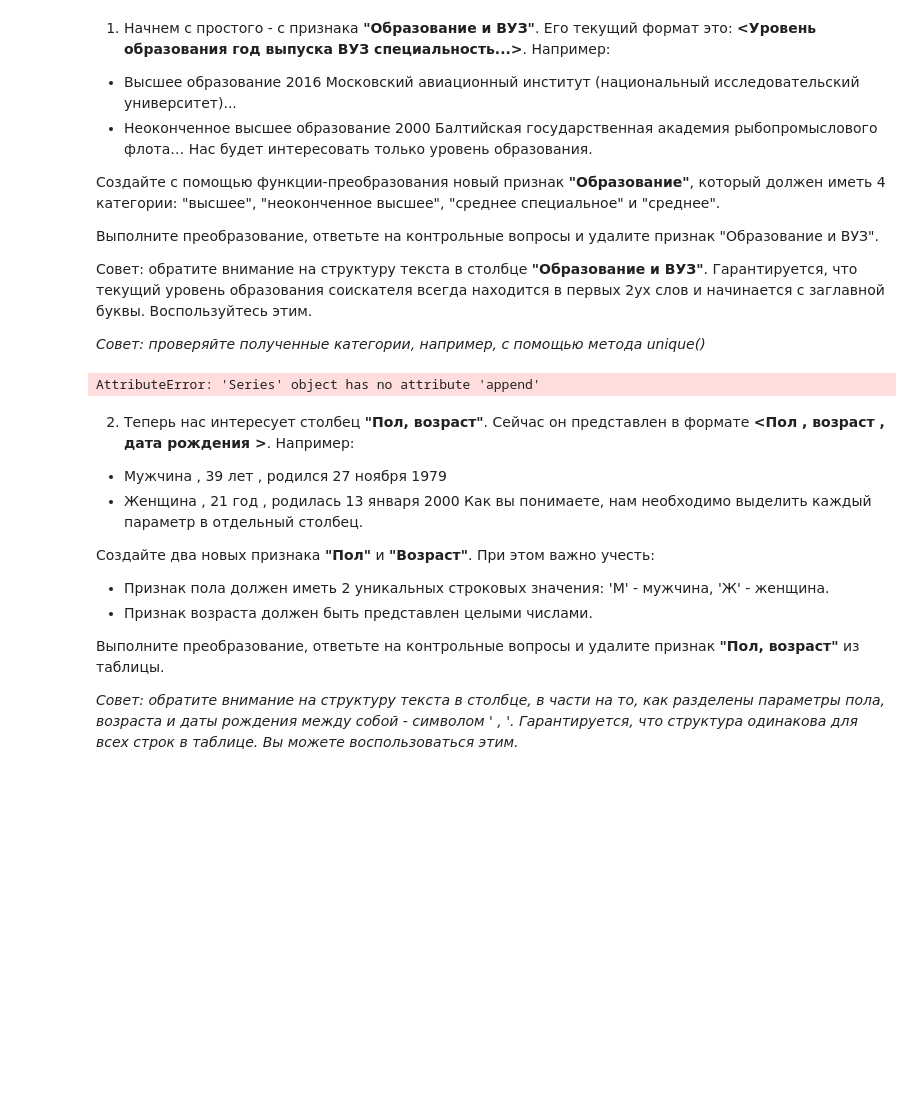
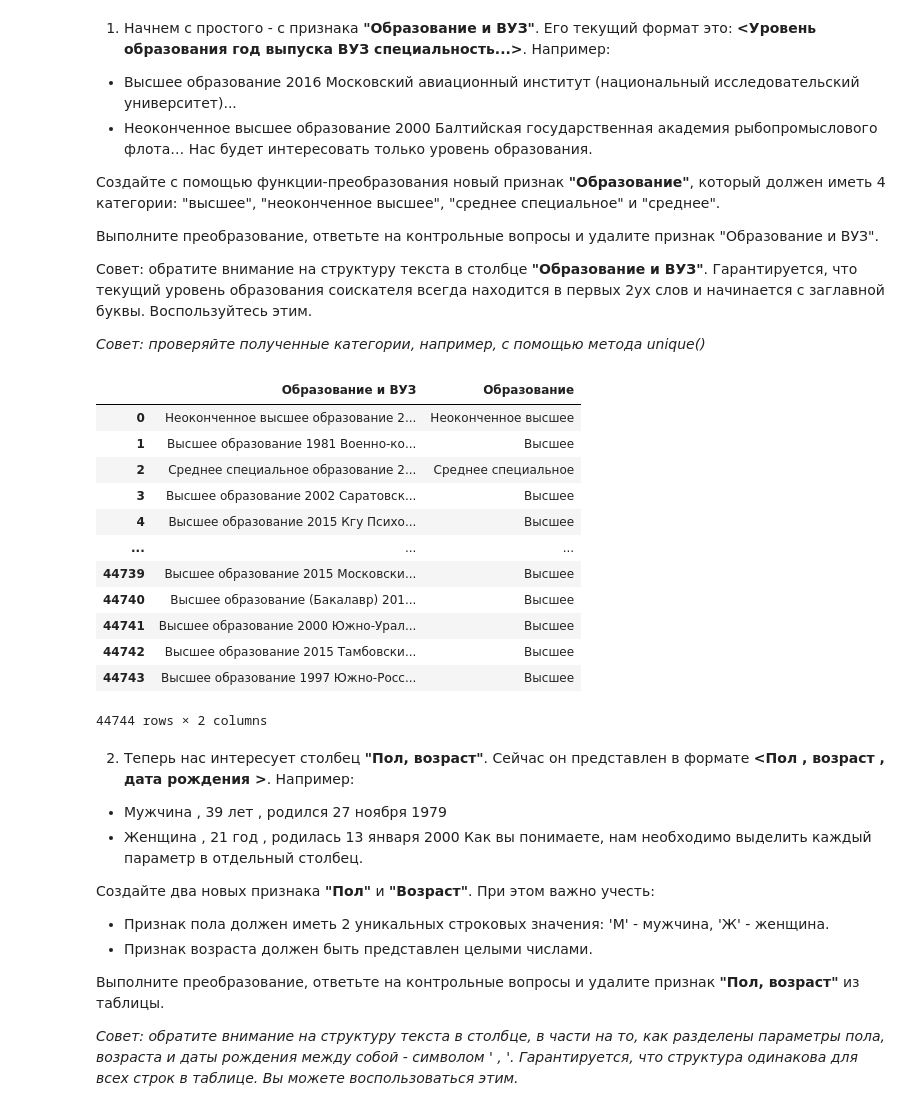
Before and after one commit to Dharmaviira/First_project_of_SF, a Jupyter notebook: Learning-DS-SF/PROJECT-1/Project-1._Ноутбук-шаблон.ipynb, the cells around one changed output. Saved outputs shown, nothing was run; the diff lists cells and outputs as text; code cells hidden in the pictures; blank space fills up the shorter version.

Commit message:
add column education

```diff
--- a/Learning-DS-SF/PROJECT-1/Project-1._Ноутбук-шаблон.ipynb
+++ b/Learning-DS-SF/PROJECT-1/Project-1._Ноутбук-шаблон.ipynb
@@ -79,15 +79,27 @@ memory usage: 4.1+ MB
 Совет: обратите внимание на структуру текста в столбце **"Образование и ВУЗ"**. Гарантируется, что текущий уровень образования соискателя всегда находится в первых 2ух слов и начинается с заглавной буквы. Воспользуйтесь этим.
 
 *Совет: проверяйте полученные категории, например, с помощью метода unique()*
-# %%
-educations = hh['Образование и ВУЗ']
-for i in educations:
-    a = i.split()
-    if
-    education = educations.append(a[0])
-print(education)
-# %% [output]
-AttributeError: 'Series' object has no attribute 'append'
+# %%
+education_lavel = ['Высшее', 'Неоконченное высшее', 'Среднее специальное', 'Среднее']
+
+# Используем apply() и лямбда-функцию для создания нового столбца 'Образование'
+hh['Образование'] = hh['Образование и ВУЗ'].apply(lambda x: next((edu for edu in education_lavel if edu in x), None))
+
+display(hh[['Образование и ВУЗ', 'Образование']])
+# %% [output]
+|  | Образование и ВУЗ | Образование |
+| 0 | Неоконченное высшее образование 2... | Неоконченное высшее |
+| 1 | Высшее образование 1981 Военно-ко... | Высшее |
+| 2 | Среднее специальное образование 2... | Среднее специальное |
+| 3 | Высшее образование 2002 Саратовск... | Высшее |
+| 4 | Высшее образование 2015 Кгу Психо... | Высшее |
+| ... | ... | ... |
+| 44739 | Высшее образование 2015 Московски... | Высшее |
+| 44740 | Высшее образование (Бакалавр) 201... | Высшее |
+| 44741 | Высшее образование 2000 Южно-Урал... | Высшее |
+| 44742 | Высшее образование 2015 Тамбовски... | Высшее |
+| 44743 | Высшее образование 1997 Южно-Росс... | Высшее |
+44744 rows × 2 columns
 # %% [markdown]
 2. Теперь нас интересует столбец **"Пол, возраст"**. Сейчас он представлен в формате **<Пол , возраст , дата рождения >**. Например:
 * Мужчина , 39 лет , родился 27 ноября 1979
```
